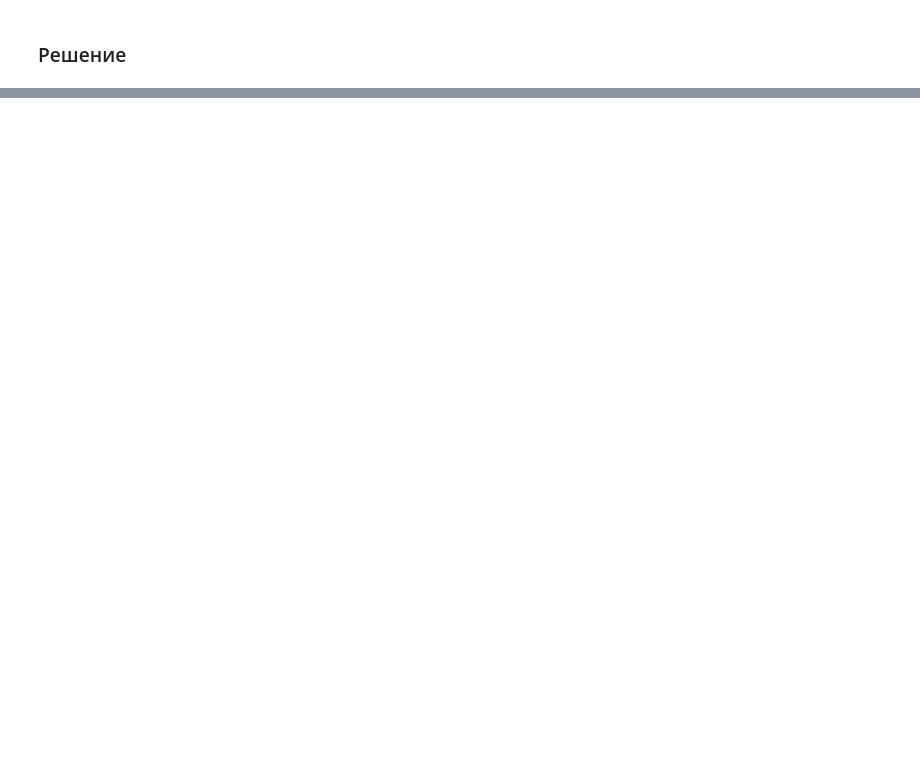
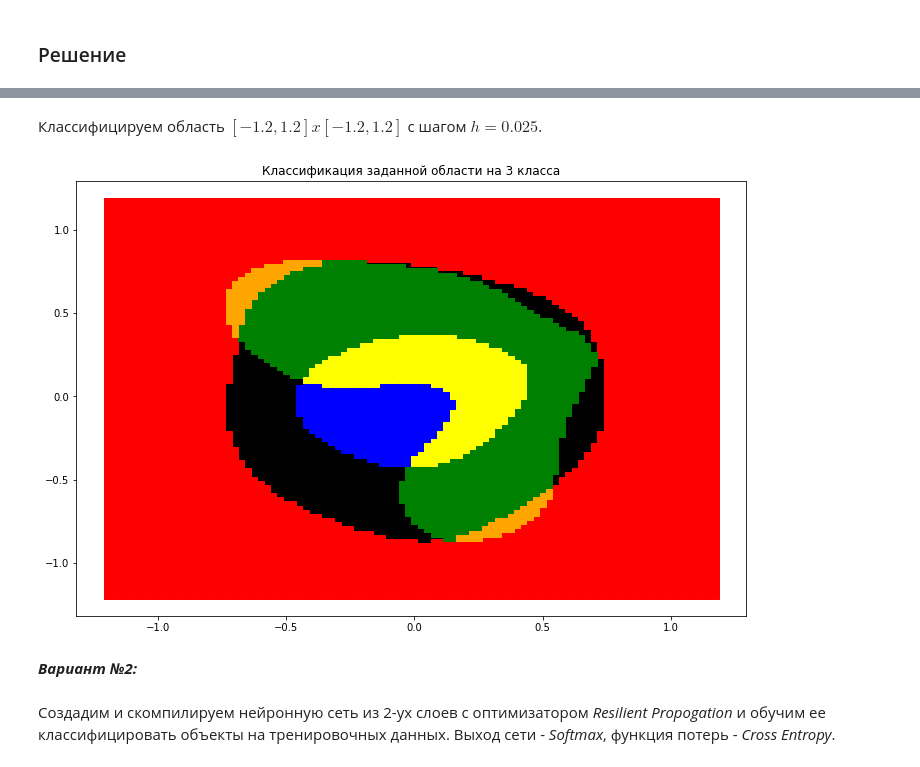
Before and after one commit to m-bronnikov/NeuroInformatica, a Jupyter notebook: lab3/solution.ipynb, the cells around one changed output, grey strips where cells are left out. Drawn from its saved outputs; the diff is of its cells as text; code cells hidden in the pictures; blank space fills up the shorter version.

```diff
--- a/lab3/solution.ipynb
+++ b/lab3/solution.ipynb
@@ -614,0 +582,5 @@ RMSE = 0.041820303477404716
+# %%
+cls1 = gen_line(a1, b1, alpha1)
+cls2 = gen_line(a2, b2, alpha2)
+cls3 = gen_line(a3, b3, alpha3)
+X, Y = assimetric_dataset_classify((cls1, cls2, cls3), (60, 100, 120))
@@ -614,0 +589,4 @@ RMSE = 0.041820303477404716
+# %%
+train_p = 0.7
+valid_p = 0.2
+test_p = 0.1
@@ -614,0 +733,10 @@ RMSE = 0.041820303477404716
+# %% [markdown]
+Классифицируем область $[-1.2, 1.2] x [-1.2, 1.2]$ с шагом $h = 0.025$.
+# %%
+classify_square3(model.classify_task, -1.2, 1.2, -1.2, 1.2, 0.025)
+# %% [output]
+[figure, added]
+# %% [markdown]
+***Вариант №2:***
+# %% [markdown]
+Создадим и скомпилируем нейронную сеть из 2-ух слоев с оптимизатором *Resilient Propogation* и обучим ее классифицировать объекты на тренировочных данных. Выход сети - *Softmax*, функция потерь - *Cross Entropy*.
```
Also changed, not shown: parts of 133 cells of this notebook.
